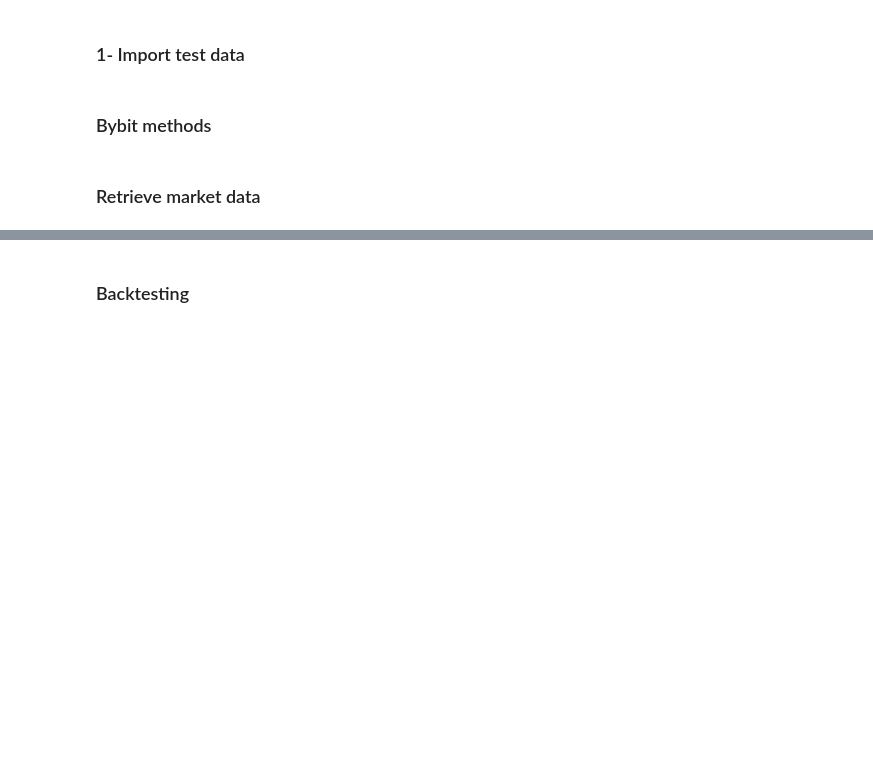
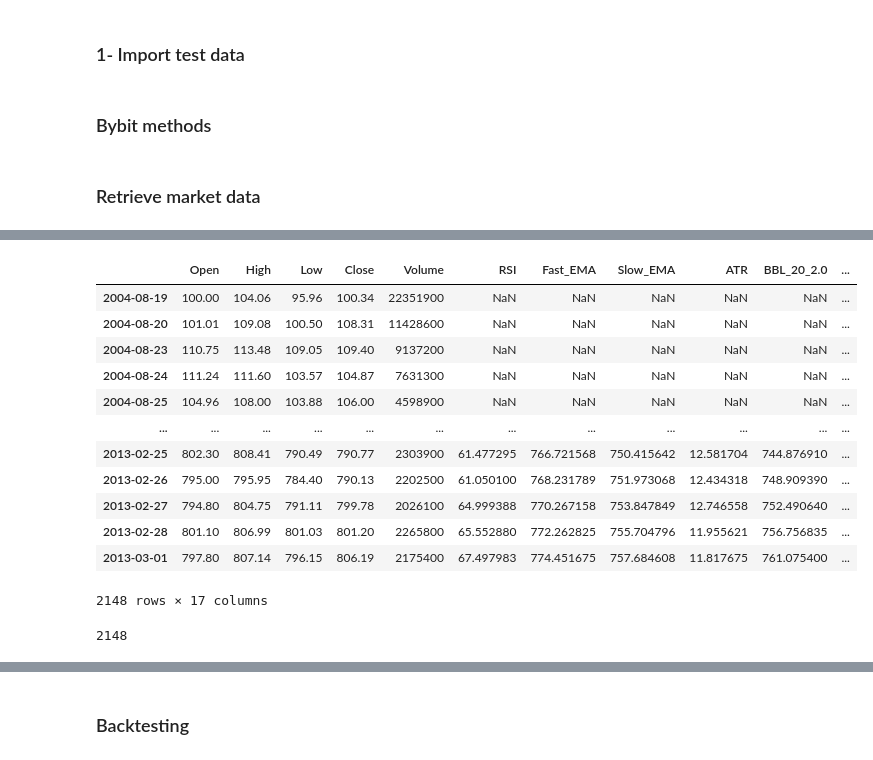
Before and after one commit to jackson0143/BybitTradingBot-Collection, a Jupyter notebook: test.ipynb, the cells around one changed output, grey strips where cells are left out. Cells and saved outputs as stored; diff of their text form; code cells hidden in the pictures; blank space fills up the shorter version.

```diff
--- a/test.ipynb
+++ b/test.ipynb
@@ -191,0 +131,79 @@ fig.show()
+# %%
+symbol = 'SOLUSDT'
+interval = '5'
+category = 'linear'
+start_date = '2024-10-01 00:00:00'
+end_date = '2023-02-01 00:00:00'
+
+
+#df = fetch_market_data(symbol,interval, category, start_date, None)
+
+
+#df[['Open', 'High', 'Low', 'Close', 'Volume']] = df[['Open', 'High', 'Low', 'Close', 'Volume']].apply(pd.to_numeric)
+df = GOOG
+
+#df.reset_index(inplace=True, drop=True)
+df['RSI'] = ta.rsi(df['Close'].astype(float), length = 14)
+df['Fast_EMA'] = ta.ema(df['Close'].astype(float), length=30)
+df['Slow_EMA'] = ta.ema(df['Close'].astype(float), length=50)
+
+df['ATR'] = ta.atr(df['High'].astype(float), df['Low'].astype(float),df['Close'].astype(float), length=7)
+
+bbands = ta.bbands(df['Close'].astype(float), length = 20, std = 2)
+df = df.join(bbands)
+
+
+backcandles = 100
+#df.reset_index(inplace=True, drop=True)
+df['EMA_SIGNAL'] = [ema_signal(df, i,backcandles) if i >= backcandles - 1 else 0 for i in range(len(df))]
+df['TOTAL_SIGNAL'] = [total_signal(df, i,backcandles) if i >= backcandles-1 else 0 for i in range(len(df))]
+df['pointpos'] = [
+    float(row['Low']) - (float(row['High']) - float(row['Low'])) * 0.5 if row['TOTAL_SIGNAL'] == 1 else  # LONG
+    float(row['High']) + (float(row['High']) - float(row['Low'])) * 0.5 if row['TOTAL_SIGNAL'] == -1 else  # SHORT
+    None
+    for _, row in df.iterrows()
+
+]
+display(df)
+#display(df[df['TOTAL_SIGNAL']!= 0].tail(30))
+
+#display(df.tail(30))
+#print(df.dtypes)
+print(len(df))
+
+
+fig = go.Figure(data = go.Candlestick(x=df.index,
+                                      open = df['Open'],
+                                      high = df['High'],
+                                      low = df['Low'],
+                                      close = df['Close']))
+#fig.update_layout(xaxis_rangeslider_visible=False)
+fig.add_trace(go.Scatter(x=df.index, y=df['Fast_EMA'], line=dict(color='blue'), name='Fast EMA (9)'))
+fig.add_trace(go.Scatter(x=df.index, y=df['Slow_EMA'], line=dict(color='red'), name='Slow EMA (21)'))
+
+fig.add_trace(go.Scatter(x=df.index, y=df['BBU_20_2.0'], line=dict(color='green', width = 1), name='Upper Band'))
+fig.add_trace(go.Scatter(x=df.index, y=df['BBL_20_2.0'], line=dict(color='orange', width = 1), name='Lower Band'))
+
+
+fig.add_scatter(x= df.index, y=df['pointpos'], mode='markers', marker=dict(size=5, color = "MediumPurple"), name = "entry")
+fig.update_layout(
+    width=1200,
+    height=800
+)
+
+fig.show()
+# %% [output]
+|  | Open | High | Low | Close | Volume | RSI | Fast_EMA | Slow_EMA | ATR | BBL_20_2.0 | ... |
+| 2004-08-19 | 100.00 | 104.06 | 95.96 | 100.34 | 22351900 | NaN | NaN | NaN | NaN | NaN | ... |
+| 2004-08-20 | 101.01 | 109.08 | 100.50 | 108.31 | 11428600 | NaN | NaN | NaN | NaN | NaN | ... |
+| 2004-08-23 | 110.75 | 113.48 | 109.05 | 109.40 | 9137200 | NaN | NaN | NaN | NaN | NaN | ... |
+| 2004-08-24 | 111.24 | 111.60 | 103.57 | 104.87 | 7631300 | NaN | NaN | NaN | NaN | NaN | ... |
+| 2004-08-25 | 104.96 | 108.00 | 103.88 | 106.00 | 4598900 | NaN | NaN | NaN | NaN | NaN | ... |
+| ... | ... | ... | ... | ... | ... | ... | ... | ... | ... | ... | ... |
+| 2013-02-25 | 802.30 | 808.41 | 790.49 | 790.77 | 2303900 | 61.477295 | 766.721568 | 750.415642 | 12.581704 | 744.876910 | ... |
+| 2013-02-26 | 795.00 | 795.95 | 784.40 | 790.13 | 2202500 | 61.050100 | 768.231789 | 751.973068 | 12.434318 | 748.909390 | ... |
+| 2013-02-27 | 794.80 | 804.75 | 791.11 | 799.78 | 2026100 | 64.999388 | 770.267158 | 753.847849 | 12.746558 | 752.490640 | ... |
+| 2013-02-28 | 801.10 | 806.99 | 801.03 | 801.20 | 2265800 | 65.552880 | 772.262825 | 755.704796 | 11.955621 | 756.756835 | ... |
+| 2013-03-01 | 797.80 | 807.14 | 796.15 | 806.19 | 2175400 | 67.497983 | 774.451675 | 757.684608 | 11.817675 | 761.075400 | ... |
+2148 rows × 17 columns
+2148
```
Also changed, not shown: parts of 5 cells of this notebook, 5 other files.
